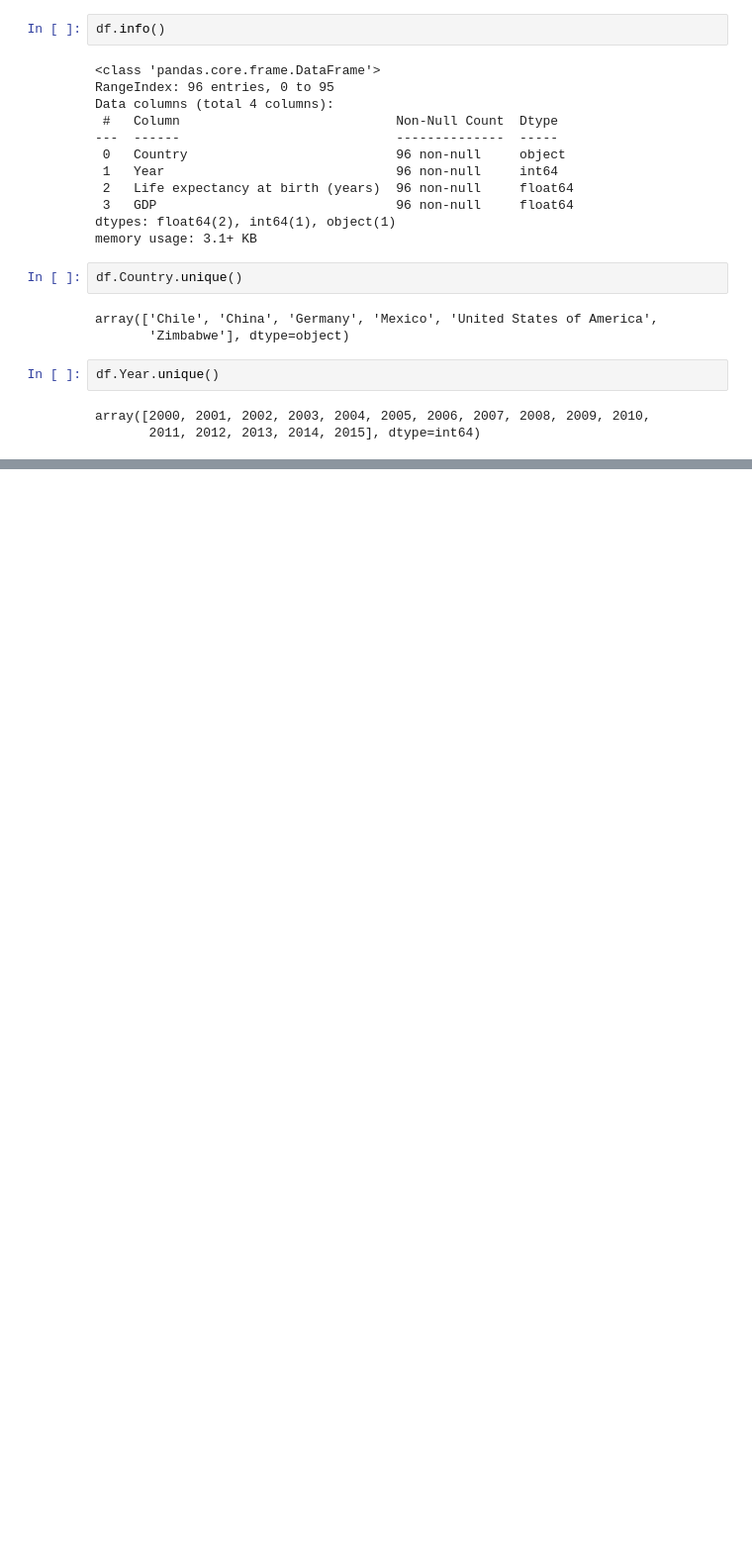
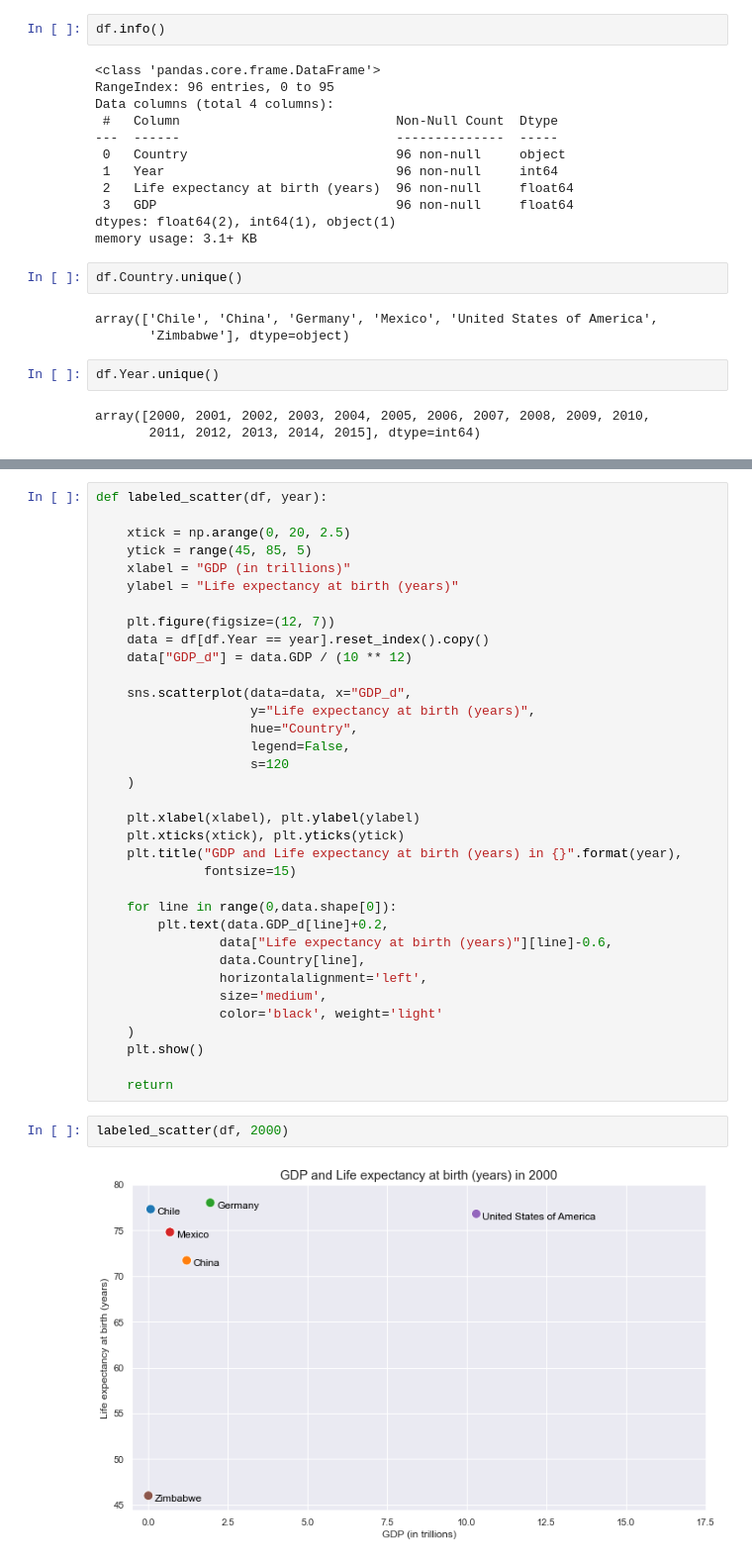
Before and after one commit to lep511/Life-Expectancy-and-GDP, a Jupyter notebook: life_expectancy_gdp.ipynb, the cells around one changed output, grey strips where cells are left out. Shown at 99% size. Drawn from its saved outputs; the diff is of its cells as text; blank space fills up the shorter version.

```diff
--- a/life_expectancy_gdp.ipynb
+++ b/life_expectancy_gdp.ipynb
@@ -51,0 +98,39 @@ array([2000, 2001, 2002, 2003, 2004, 2005, 2006, 2007, 2008, 2009, 2010,
+# %%
+def labeled_scatter(df, year):
+
+    xtick = np.arange(0, 20, 2.5)
+    ytick = range(45, 85, 5)
+    xlabel = "GDP (in trillions)"
+    ylabel = "Life expectancy at birth (years)"
+
+    plt.figure(figsize=(12, 7))
+    data = df[df.Year == year].reset_index().copy()
+    data["GDP_d"] = data.GDP / (10 ** 12)
+
+    sns.scatterplot(data=data, x="GDP_d",
+                    y="Life expectancy at birth (years)",
+                    hue="Country",
+                    legend=False,
+                    s=120
+    )
+
+    plt.xlabel(xlabel), plt.ylabel(ylabel)
+    plt.xticks(xtick), plt.yticks(ytick)
+    plt.title("GDP and Life expectancy at birth (years) in {}".format(year),
+              fontsize=15)
+
+    for line in range(0,data.shape[0]):
+        plt.text(data.GDP_d[line]+0.2,
+                data["Life expectancy at birth (years)"][line]-0.6,
+                data.Country[line],
+                horizontalalignment='left',
+                size='medium',
+                color='black', weight='light'
+    )
+    plt.show()
+
+    return
+# %%
+labeled_scatter(df, 2000)
+# %% [output]
+[figure, added]
```
Also changed, not shown: parts of 5 cells of this notebook.
